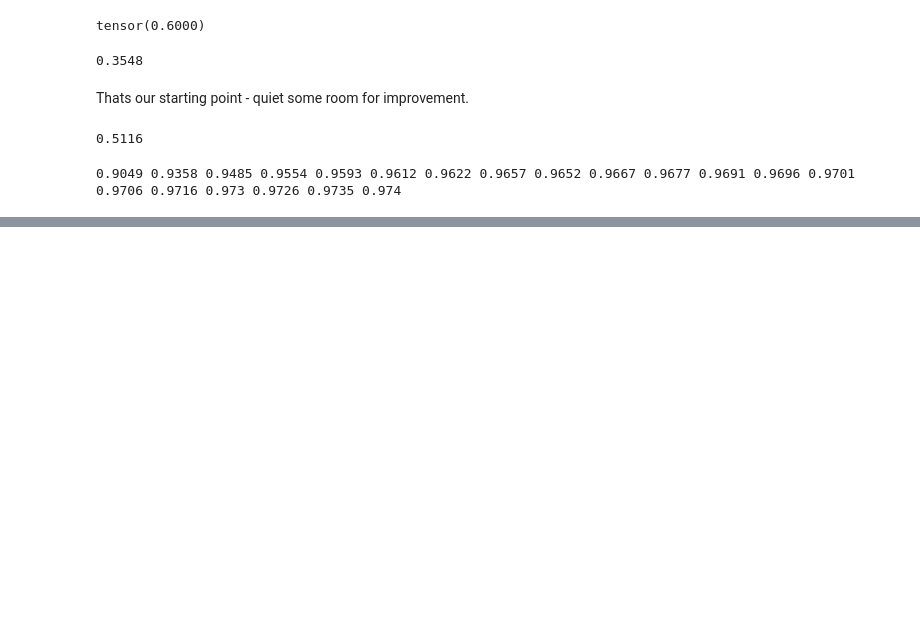
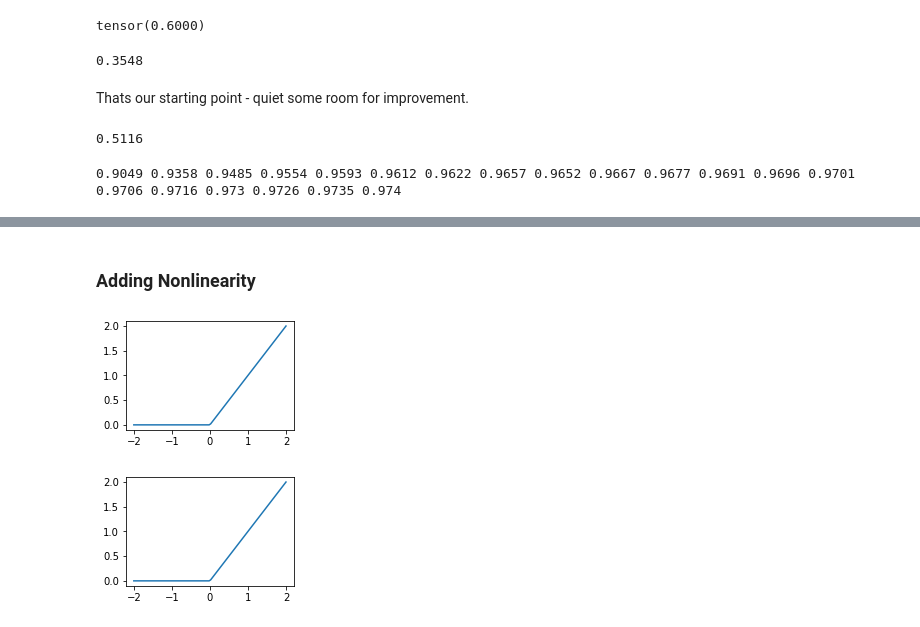
Before and after one commit to huli/fast-ai-course, a Jupyter notebook: chapters/chapter-03.ipynb, the cells around one changed output, grey strips where cells are left out. Drawn from its saved outputs; the diff is of its cells as text; code cells hidden in the pictures; blank space fills up the shorter version.

```diff
--- a/chapters/chapter-03.ipynb
+++ b/chapters/chapter-03.ipynb
@@ -742,0 +825,2 @@ We are now
+# %% [markdown]
+### Adding Nonlinearity
@@ -742,0 +834,9 @@ We are now
+# %%
+# the .max(tensor(0.0)) is the ReLU
+plot_function(lambda x: x.max(tensor(0.0)), figsize=(3, 2))
+
+# which of course also exists in PyTorch
+plot_function(F.relu, figsize=(3, 2))
+# %% [output]
+[figure, added]
+[figure, added]
```
Also changed, not shown: parts of 25 cells of this notebook, 1 other file.
